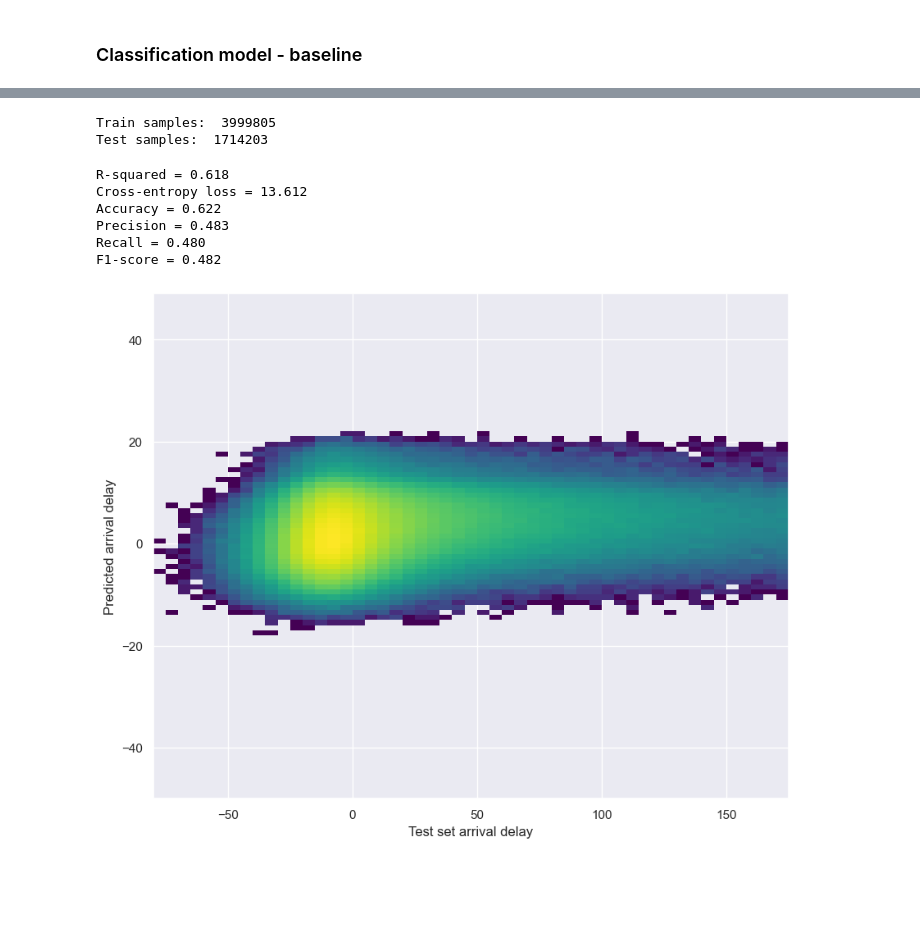
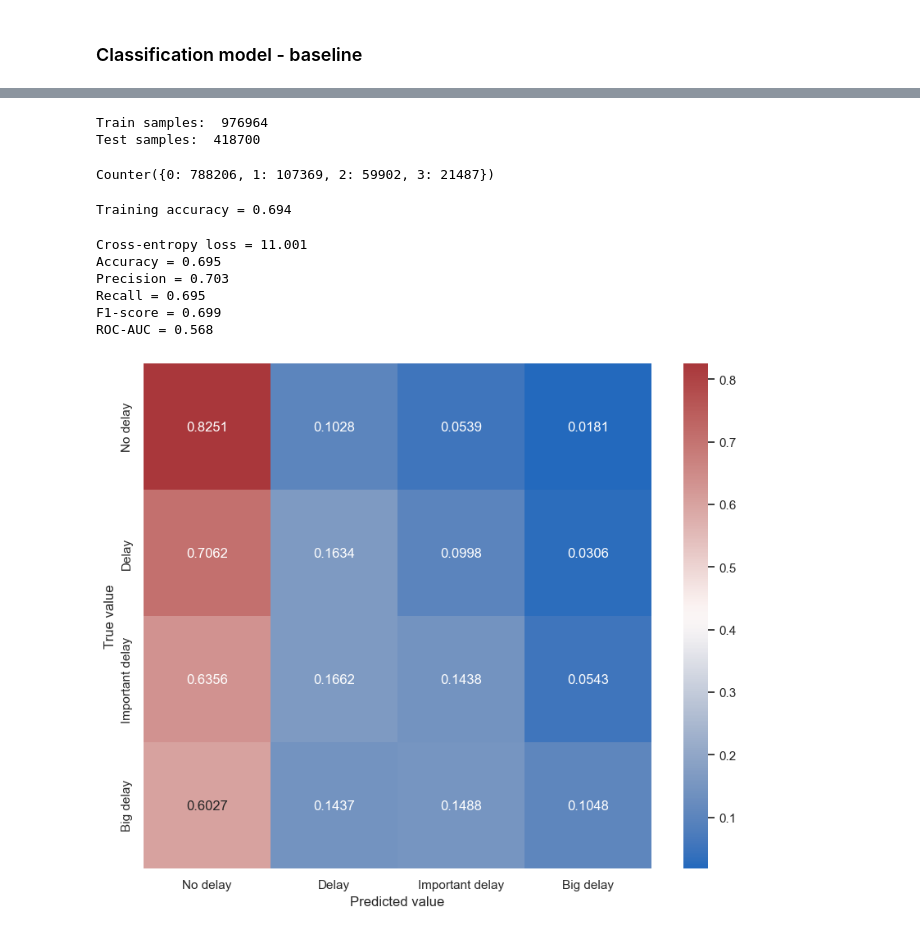
Before and after one commit to cezaryjanuszek/FlightDelays_prediction, a Jupyter notebook: PredictionModel_baseline.ipynb, the cells around one changed output, grey strips where cells are left out. Saved outputs shown, nothing was run; the diff lists cells and outputs as text; code cells hidden in the pictures; blank space fills up the shorter version.

```diff
--- a/PredictionModel_baseline.ipynb
+++ b/PredictionModel_baseline.ipynb
@@ -117,54 +186,15 @@ flights_df = flights_df.drop('ARRIVAL_DELAY', axis=1)
 # %%
 # separate data into feature matrix X and target variable vector Y
-X = pd.get_dummies(flights_df.drop('FLIGHT_DELAY', axis=1))
-Y = flights_df['FLIGHT_DELAY']
+X = pd.get_dummies(data.drop('ARRIVAL_DELAY', axis=1))
+Y = data['ARRIVAL_DELAY']
 # %%
 # train-test split with test size of 0.3
 X_train, X_test, Y_train, Y_test = train_test_split(X, Y, test_size=0.3, random_state=42, stratify=Y)
 print('Train samples: ', X_train.shape[0])
 print('Test samples: ', X_test.shape[0])
 
-# standardizing training data
-#scaler = StandardScaler().fit(X_train)
-#X_train = scaler.transform(X_train)
-#X_test = scaler.transform(X_test)
+Counter(Y_train)
 # %% [output]
-Train samples:  3999805
-Test samples:  1714203
+Train samples:  976964
+Test samples:  418700
+Counter({0: 788206, 1: 107369, 2: 59902, 3: 21487})
-# %%
-# define the model
-
-clf_model = DecisionTreeClassifier(class_weight='balanced')
-clf_model.fit(X_train, Y_train)
-
-scores = cross_val_score(clf_model, X_train, Y_train, cv=5)
-print('R-squared = {:.3f}'.format(scores.mean()))
-
-y_pred_proba = clf_model.predict_proba(X_test)
-loss = log_loss(Y_test, y_pred_proba)
-y_pred = clf_model.predict(X_test)
-acc = accuracy_score(Y_test, y_pred)
-precision = precision_score(Y_test, y_pred)
-recall = recall_score(Y_test, y_pred)
-f1 = f1_score(Y_test, y_pred)
-
-print('Cross-entropy loss = {:.3f}'.format(loss))
-print('Accuracy = {:.3f}'.format(acc))
-print('Precision = {:.3f}'.format(precision))
-print('Recall = {:.3f}'.format(recall))
-print('F1-score = {:.3f}'.format(f1))
-# %% [output]
-R-squared = 0.618
-Cross-entropy loss = 13.612
-Accuracy = 0.622
-Precision = 0.483
-Recall = 0.480
-F1-score = 0.482
-# %%
-plt.figure()
-plt.hist2d(x=Y_test, y=y_pred, bins=(np.arange(-80, 180, 5), np.arange(-50, 50, 1)), cmin=1, cmap='viridis', norm='log')
-plt.xlabel('Test set arrival delay')
-plt.ylabel('Predicted arrival delay')
-plt.show()
-# %% [output]
-[figure, removed]
@@ -170,0 +206,28 @@ plt.show()
+# %%
+# define the model
+clf_model = DecisionTreeClassifier(class_weight='balanced')
+
+#params = {
+#    'criterion': ['gini', 'entropy', 'log_loss'],
+#    'max_depth': [2, 3, 5, 10, 20],
+#    'min_samples_leaf': [5, 10, 20, 50, 100]
+#}
+
+#clf_cv = GridSearchCV(clf_model, param_grid=params, cv=5)
+clf_model.fit(X_train, Y_train)
+
+scores = cross_val_score(clf_model, X_train, Y_train, cv=5)
+print('Training accuracy = {:.3f}'.format(scores.mean()))
+# %% [output]
+Training accuracy = 0.694
+# %%
+# evaluate metrics
+y_pred, y_pred_proba = clf_evaluate_metrics(clf_model, X_test, Y_test)
+# %% [output]
+Cross-entropy loss = 11.001
+Accuracy = 0.695
+Precision = 0.703
+Recall = 0.695
+F1-score = 0.699
+ROC-AUC = 0.568
+[figure, added]
```
Also changed, not shown: parts of 24 cells of this notebook, 5 other files.
